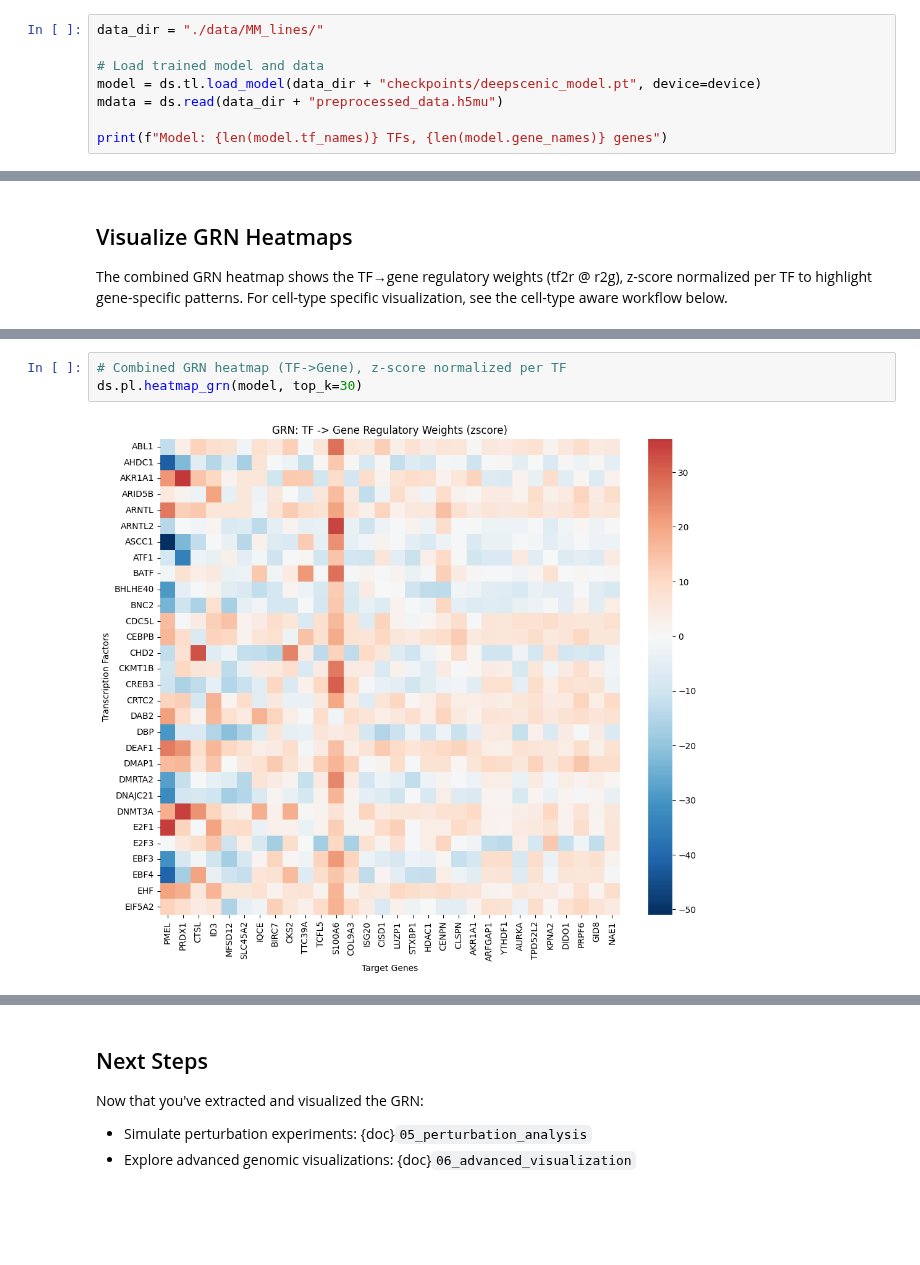
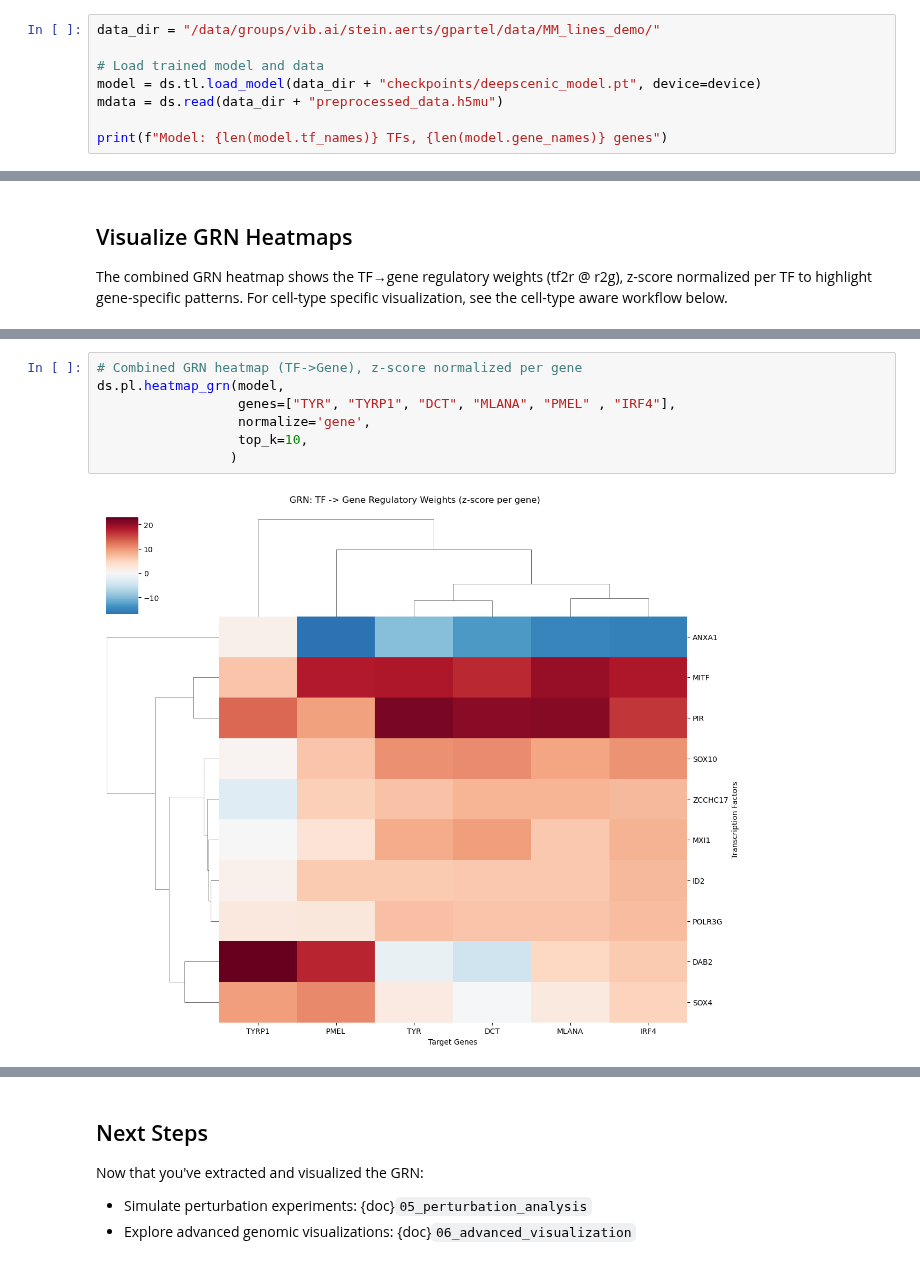
Before and after one commit to aertslab/deepSCENIC, a Jupyter notebook: docs/notebooks/04_grn_analysis.ipynb, the cells around one changed output, grey strips where cells are left out. Drawn from its saved outputs; the diff is of its cells as text; blank space fills up the shorter version.

```diff
--- a/docs/notebooks/04_grn_analysis.ipynb
+++ b/docs/notebooks/04_grn_analysis.ipynb
@@ -24,7 +44,7 @@ Using device: cuda
 # %% [markdown]
 ## Load Model and Data
 # %%
-data_dir = "./data/MM_lines/"
+data_dir = "/data/groups/vib.ai/stein.aerts/gpartel/data/MM_lines_demo/"
 
 # Load trained model and data
 model = ds.tl.load_model(data_dir + "checkpoints/deepscenic_model.pt", device=device)
@@ -148,6 +280,10 @@ ds.pl.heatmap_r2g(model, top_k=20)
 # %%
-# Combined GRN heatmap (TF->Gene), z-score normalized per TF
-ds.pl.heatmap_grn(model, top_k=30)
+# Combined GRN heatmap (TF->Gene), z-score normalized per gene
+ds.pl.heatmap_grn(model,
+                  genes=["TYR", "TYRP1", "DCT", "MLANA", "PMEL" , "IRF4"],
+                  normalize='gene',
+                  top_k=10,
+                 )
 # %% [output]
-[figure, old version]
+[figure, new version]
 # %% [markdown]
```
Also changed, not shown: parts of 35 cells of this notebook, 40 other files.
